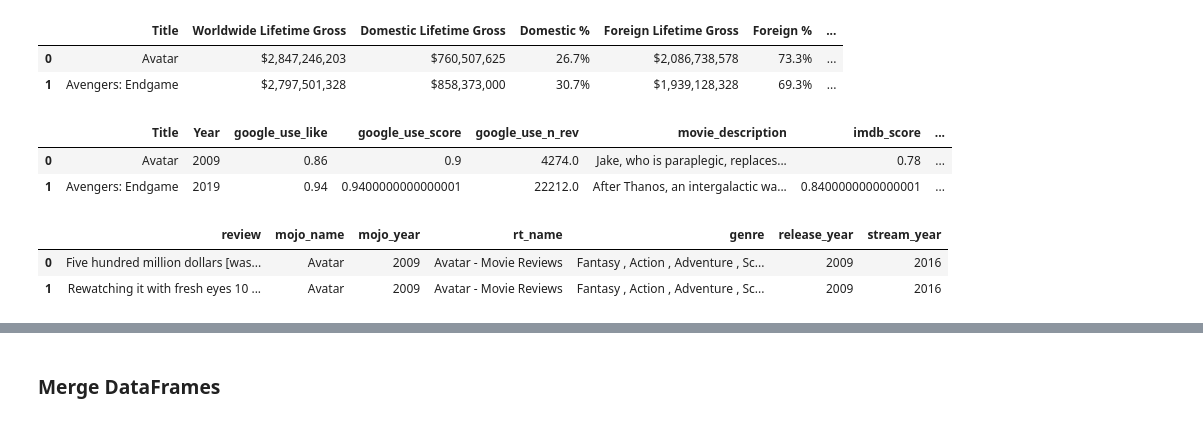
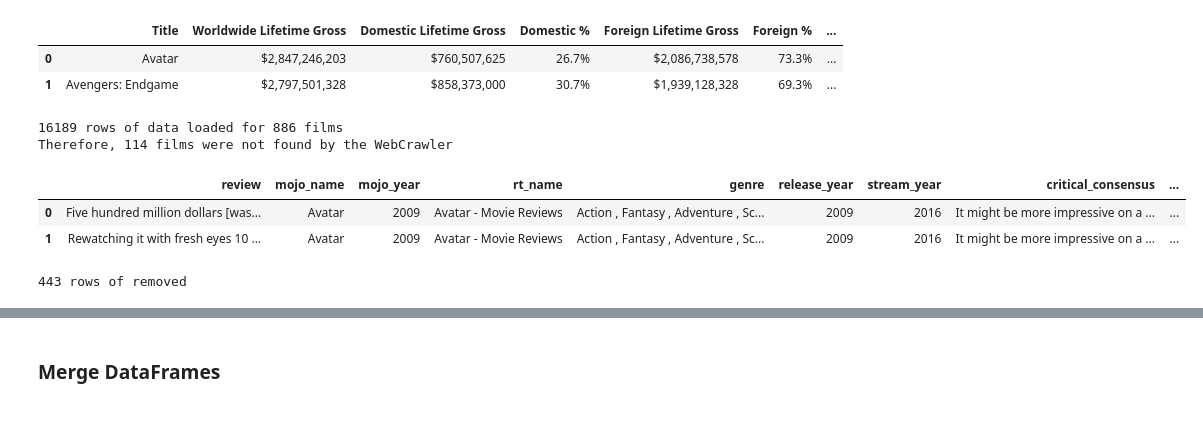
Before and after one commit to jamchap/MA5851, a Jupyter notebook: 02 Data Transformation & EDA.ipynb, the cells around one changed output, grey strips where cells are left out. Drawn from its saved outputs; the diff is of its cells as text; code cells hidden in the pictures.

```diff
--- a/02 Data Transformation & EDA.ipynb
+++ b/02 Data Transformation & EDA.ipynb
@@ -14,22 +14,31 @@ df_mojo.head(2)
 |  | Title | Worldwide Lifetime Gross | Domestic Lifetime Gross | Domestic % | Foreign Lifetime Gross | Foreign % | ... |
 | 0 | Avatar | $2,847,246,203 | $760,507,625 | 26.7% | $2,086,738,578 | 73.3% | ... |
 | 1 | Avengers: Endgame | $2,797,501,328 | $858,373,000 | 30.7% | $1,939,128,328 | 69.3% | ... |
-# %%
-# Google results
-df_google = pd.read_csv('bk_google_mojo.csv', dtype = object)
-df_google.head(2)
-# %% [output]
-|  | Title | Year | google_use_like | google_use_score | google_use_n_rev | movie_description | imdb_score | ... |
-| 0 | Avatar | 2009 | 0.86 | 0.9 | 4274.0 | Jake, who is paraplegic, replaces... | 0.78 | ... |
-| 1 | Avengers: Endgame | 2019 | 0.94 | 0.9400000000000001 | 22212.0 | After Thanos, an intergalactic wa... | 0.8400000000000001 | ... |
 # %%
 # Rotten Tomatoes
-df_rt = pd.concat([pd.read_csv('bk_rt_1_raw.csv', dtype = object)
-                   , pd.read_csv('bk_rt_2_raw.csv', dtype = object)
-                   , pd.read_csv('bk_rt_3_raw.csv', dtype = object)
-                   , pd.read_csv('bk_rt_4_raw.csv', dtype = object)])
+df_rt = pd.concat([pd.read_csv('Rotten Tomatoes/bk_rt_1_raw.csv', dtype = object)
+                   , pd.read_csv('Rotten Tomatoes/bk_rt_2_raw.csv', dtype = object)
+                   , pd.read_csv('Rotten Tomatoes/bk_rt_3_raw.csv', dtype = object)
+                   , pd.read_csv('Rotten Tomatoes/bk_rt_4_raw.csv', dtype = object)
+                   , pd.read_csv('Rotten Tomatoes/bk_rt_5_raw.csv', dtype = object)])
+print(f'{len(df_rt)} rows of data loaded for {len(df_rt.mojo_name.unique())} films')
+print(f'Therefore, {len(df_mojo) - len(df_rt.mojo_name.unique())} films were not found by the WebCrawler')
 df_rt.head(2)
 # %% [output]
+16189 rows of data loaded for 886 films
+Therefore, 114 films were not found by the WebCrawler
-|  | review | mojo_name | mojo_year | rt_name | genre | release_year | stream_year |
-| 0 | Five hundred million dollars [was... | Avatar | 2009 | Avatar - Movie Reviews | Fantasy , Action , Adventure , Sc... | 2009 | 2016 |
-| 1 | Rewatching it with fresh eyes 10 ... | Avatar | 2009 | Avatar - Movie Reviews | Fantasy , Action , Adventure , Sc... | 2009 | 2016 |
+|  | review | mojo_name | mojo_year | rt_name | genre | release_year | stream_year | critical_consensus | ... |
+| 0 | Five hundred million dollars [was... | Avatar | 2009 | Avatar - Movie Reviews | Action , Fantasy , Adventure , Sc... | 2009 | 2016 | It might be more impressive on a ... | ... |
+| 1 | Rewatching it with fresh eyes 10 ... | Avatar | 2009 | Avatar - Movie Reviews | Action , Fantasy , Adventure , Sc... | 2009 | 2016 | It might be more impressive on a ... | ... |
+# %%
+# Remove Rotten Tomato records without reviews
+df_rt_clean = df_rt.loc[~((df_rt['review'] == 'no reviews found')
+                          |
+                          (df_rt['review'] == 'misc error')
+                          |
+                          (df_rt['review'] == '')
+                         )
+                        ,:].dropna()
+print(f'{len(df_rt) - len(df_rt_clean)} rows of removed')
+# %% [output]
+443 rows of removed
```
Also changed, not shown: parts of 26 cells of this notebook, 23 other files.
